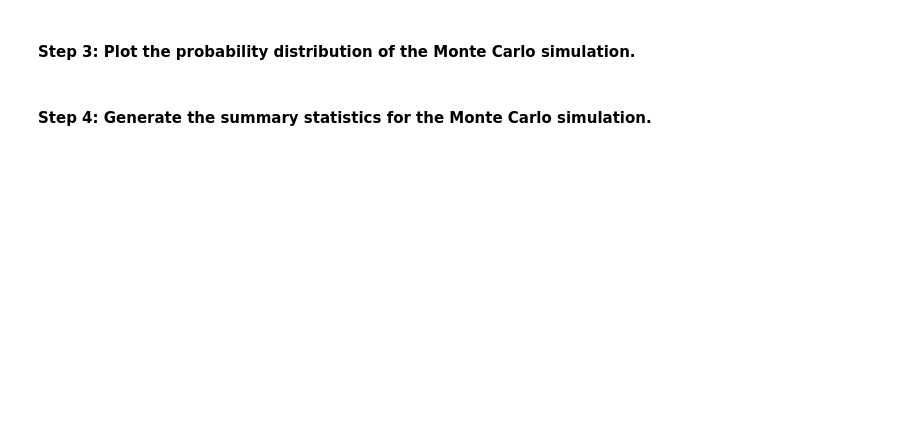
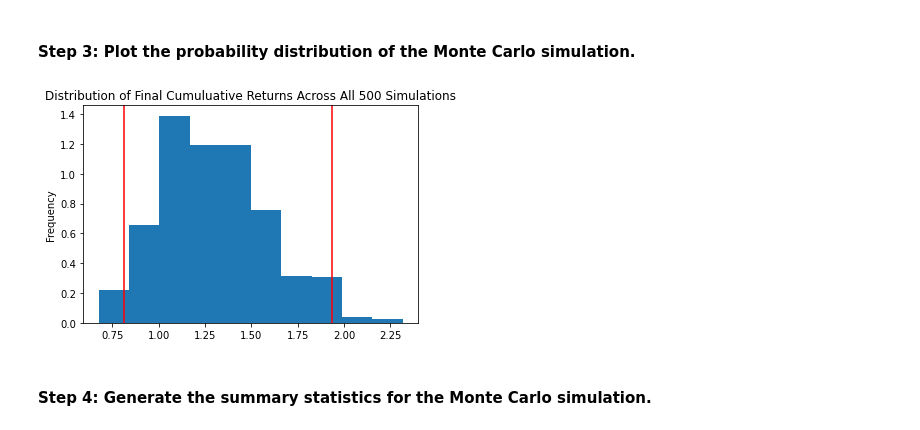
Before and after one commit to agnesmaria1/Financial-Planning, a Jupyter notebook: Financial Planning/financial_planning_tools.ipynb, the cells around one changed output. Saved outputs shown, nothing was run; the diff lists cells and outputs as text; code cells hidden in the pictures; blank space fills up the shorter version.

```diff
--- a/Financial Planning/financial_planning_tools.ipynb
+++ b/Financial Planning/financial_planning_tools.ipynb
@@ -450,7 +513,9 @@ In this section, you’ll use the MCForecastTools library to create a Monte Carl
 # %%
 # Visualize the probability distribution of the 30-year Monte Carlo simulation
 # by plotting a histogram
-# YOUR CODE HERE
+MC_sim_dist_plot = MC_thirty.plot_distribution()
+# %% [output]
+[figure, added]
 # %% [markdown]
 #### Step 4: Generate the summary statistics for the Monte Carlo simulation.
 # %%
```
Also changed, not shown: parts of 23 cells of this notebook.
